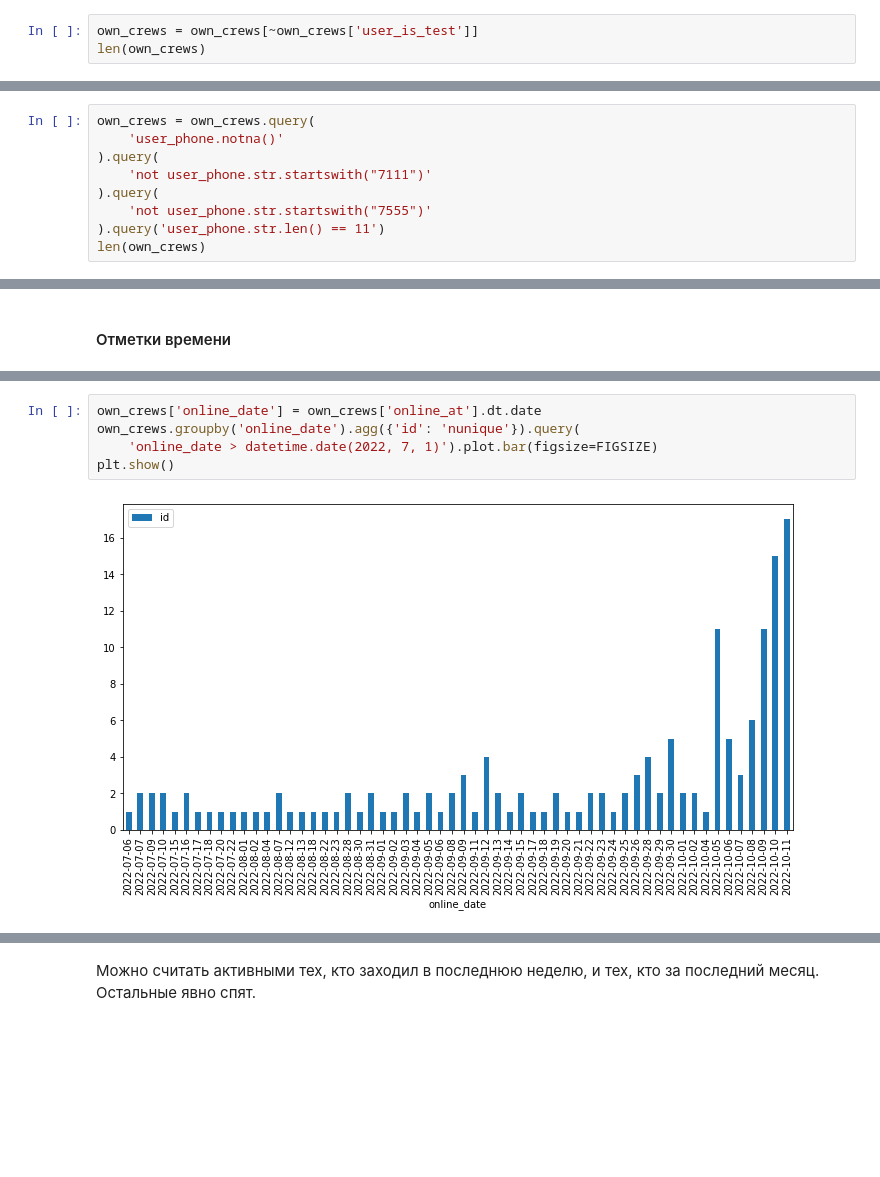
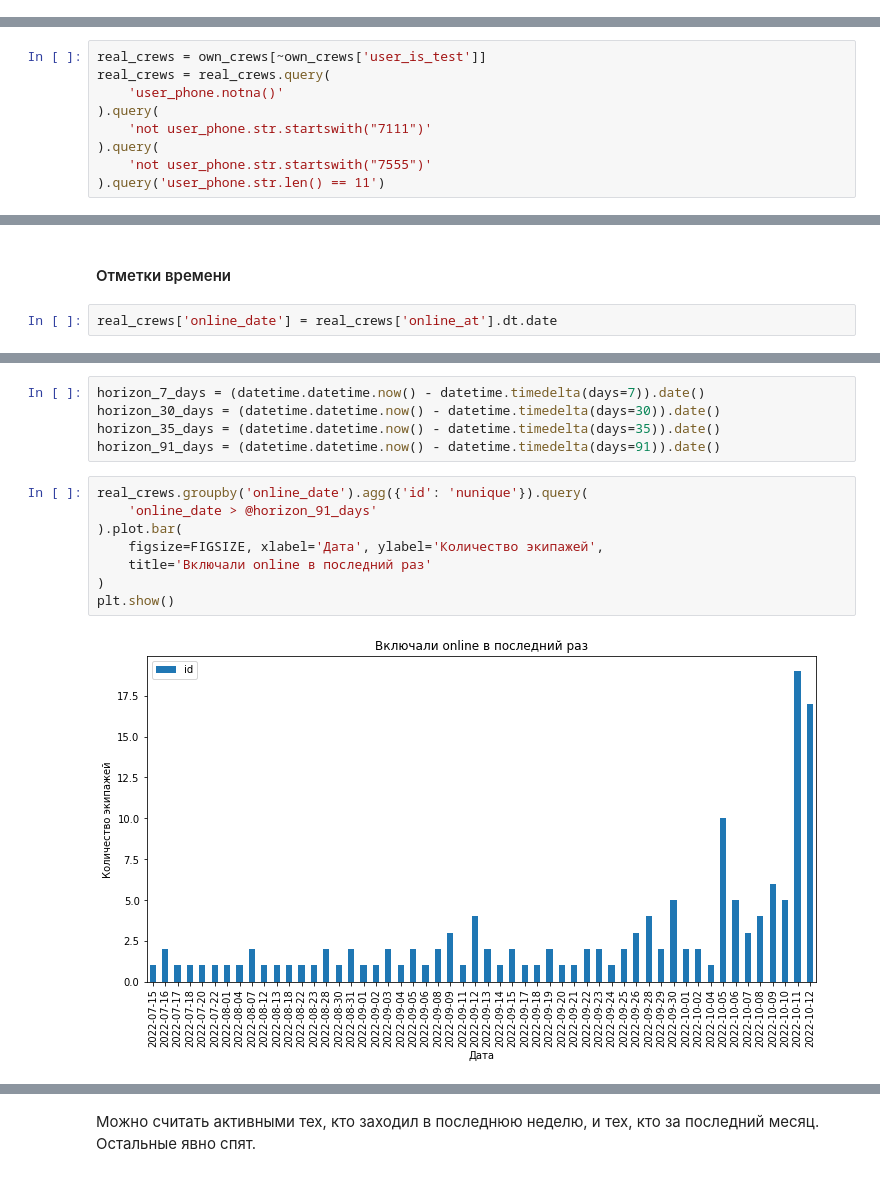
Before and after one commit to okeangel/da_portfolio, a Jupyter notebook: commerce/mover.ipynb, the cells around one changed output, grey strips where cells are left out. Cells and saved outputs as stored; diff of their text form; blank space fills up the shorter version.

```diff
--- a/commerce/mover.ipynb
+++ b/commerce/mover.ipynb
@@ -635,3 +605,0 @@ own_crews[own_crews['user_is_test']][['name', 'surname', 'car_model', 'user_phon
-# %%
-own_crews = own_crews[~own_crews['user_is_test']]
-len(own_crews)
@@ -646,9 +605,0 @@ array([11., 22., 13., nan, 12., 10.])
-# %%
-own_crews = own_crews.query(
-    'user_phone.notna()'
-).query(
-    'not user_phone.str.startswith("7111")'
-).query(
-    'not user_phone.str.startswith("7555")'
-).query('user_phone.str.len() == 11')
-len(own_crews)
@@ -657 +608,10 @@ len(own_crews)
+# %%
+real_crews = own_crews[~own_crews['user_is_test']]
+real_crews = real_crews.query(
+    'user_phone.notna()'
+).query(
+    'not user_phone.str.startswith("7111")'
+).query(
+    'not user_phone.str.startswith("7555")'
+).query('user_phone.str.len() == 11')
 # %% [markdown]
@@ -659,2 +619,4 @@ len(own_crews)
 # %% [markdown]
 #### Отметки времени
+# %%
+real_crews['online_date'] = real_crews['online_at'].dt.date
@@ -661,8 +631,16 @@ len(own_crews)
+# %%
+horizon_7_days = (datetime.datetime.now() - datetime.timedelta(days=7)).date()
+horizon_30_days = (datetime.datetime.now() - datetime.timedelta(days=30)).date()
+horizon_35_days = (datetime.datetime.now() - datetime.timedelta(days=35)).date()
+horizon_91_days = (datetime.datetime.now() - datetime.timedelta(days=91)).date()
 # %%
-own_crews['online_date'] = own_crews['online_at'].dt.date
-own_crews.groupby('online_date').agg({'id': 'nunique'}).query(
-    'online_date > datetime.date(2022, 7, 1)').plot.bar(figsize=FIGSIZE)
+real_crews.groupby('online_date').agg({'id': 'nunique'}).query(
+    'online_date > @horizon_91_days'
+).plot.bar(
+    figsize=FIGSIZE, xlabel='Дата', ylabel='Количество экипажей',
+    title='Включали online в последний раз'
+)
 plt.show()
 # %% [output]
-[figure, old version]
+[figure, new version]
 # %%
```
Also changed, not shown: parts of 38 cells of this notebook, 1 other file.
